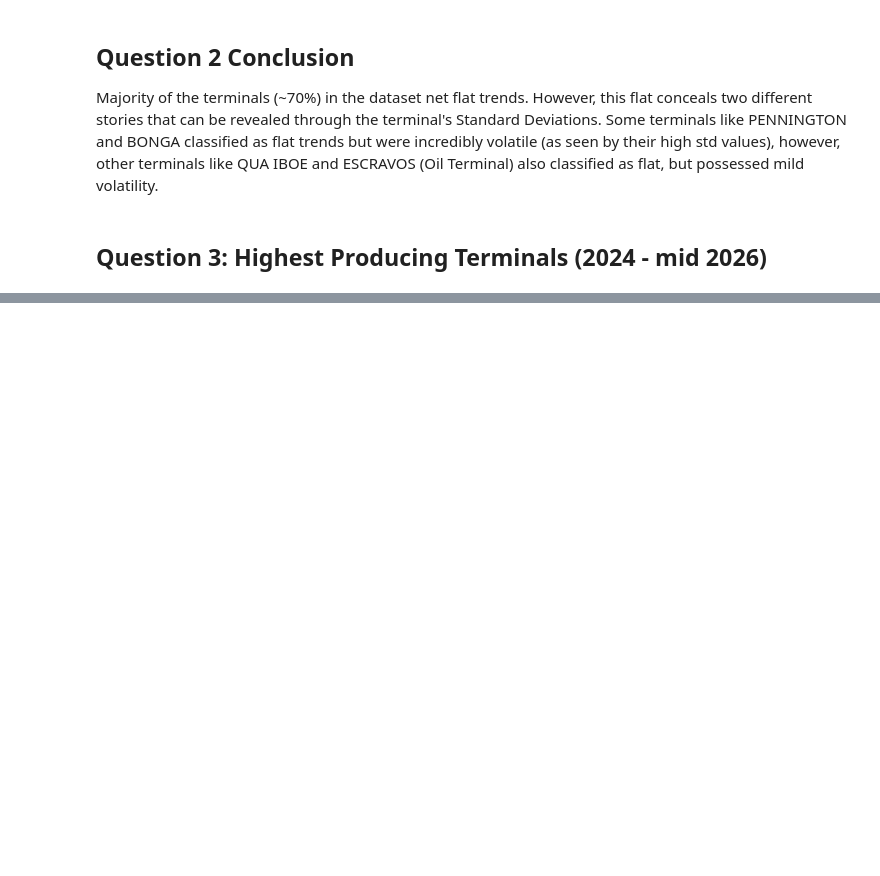
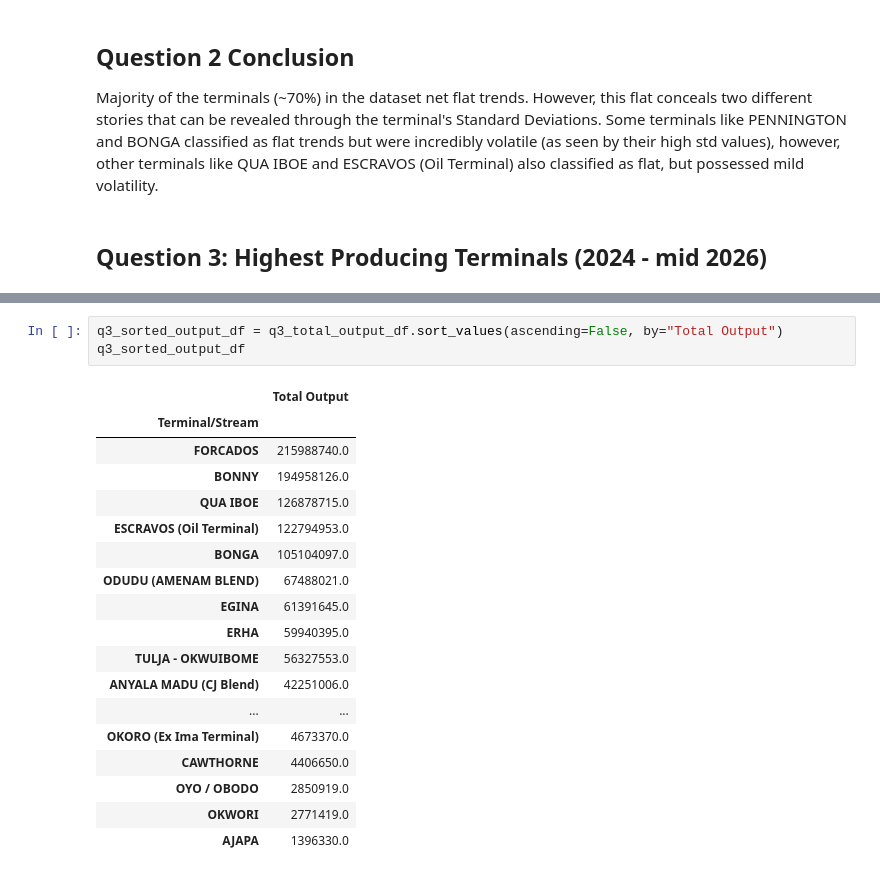
Before and after one commit to loteehenry/Oil-Production---Exploratory-Data-Analysis, a Jupyter notebook: notebooks/analysis.ipynb, the cells around one changed output, grey strips where cells are left out. Drawn from its saved outputs; the diff is of its cells as text; blank space fills up the shorter version.

```diff
--- a/notebooks/analysis.ipynb
+++ b/notebooks/analysis.ipynb
@@ -876,0 +915,22 @@ Majority of the terminals (~70%) in the dataset net flat trends. However, this f
+# %%
+q3_sorted_output_df = q3_total_output_df.sort_values(ascending=False, by="Total Output")
+q3_sorted_output_df
+# %% [output]
+|  | Total Output |
+| Terminal/Stream |  |
+| FORCADOS | 215988740.0 |
+| BONNY | 194958126.0 |
+| QUA IBOE | 126878715.0 |
+| ESCRAVOS (Oil Terminal) | 122794953.0 |
+| BONGA | 105104097.0 |
+| ODUDU (AMENAM BLEND) | 67488021.0 |
+| EGINA | 61391645.0 |
+| ERHA | 59940395.0 |
+| TULJA - OKWUIBOME | 56327553.0 |
+| ANYALA MADU (CJ Blend) | 42251006.0 |
+| ... | ... |
+| OKORO (Ex Ima Terminal) | 4673370.0 |
+| CAWTHORNE | 4406650.0 |
+| OYO / OBODO | 2850919.0 |
+| OKWORI | 2771419.0 |
+| AJAPA | 1396330.0 |
```
Also changed, not shown: parts of 9 cells of this notebook.
